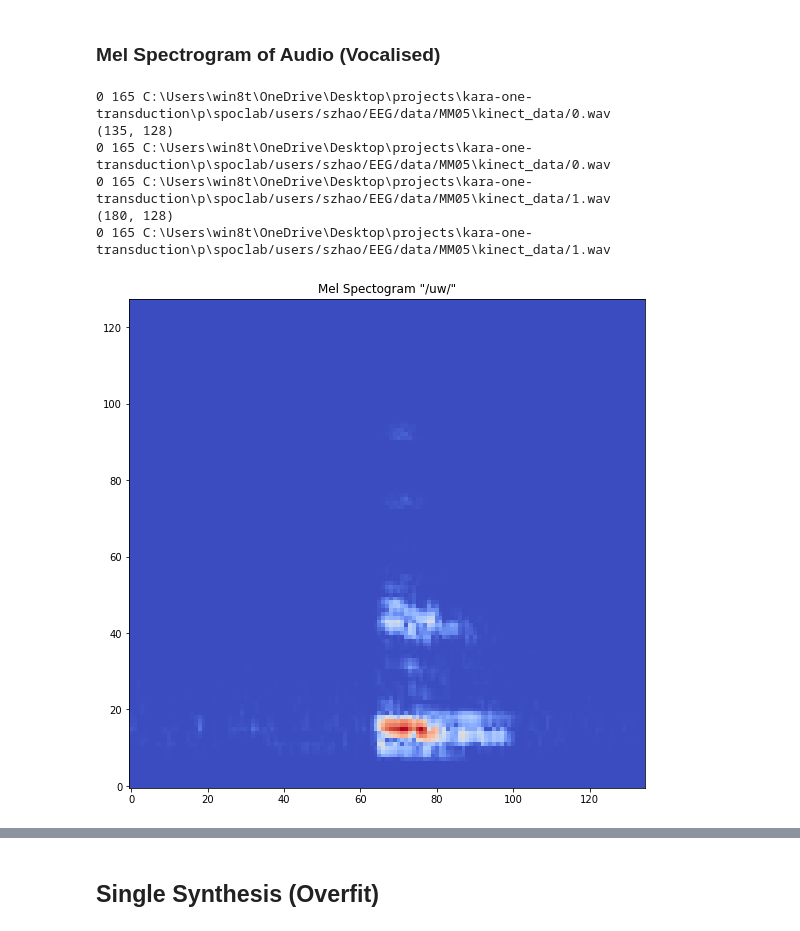
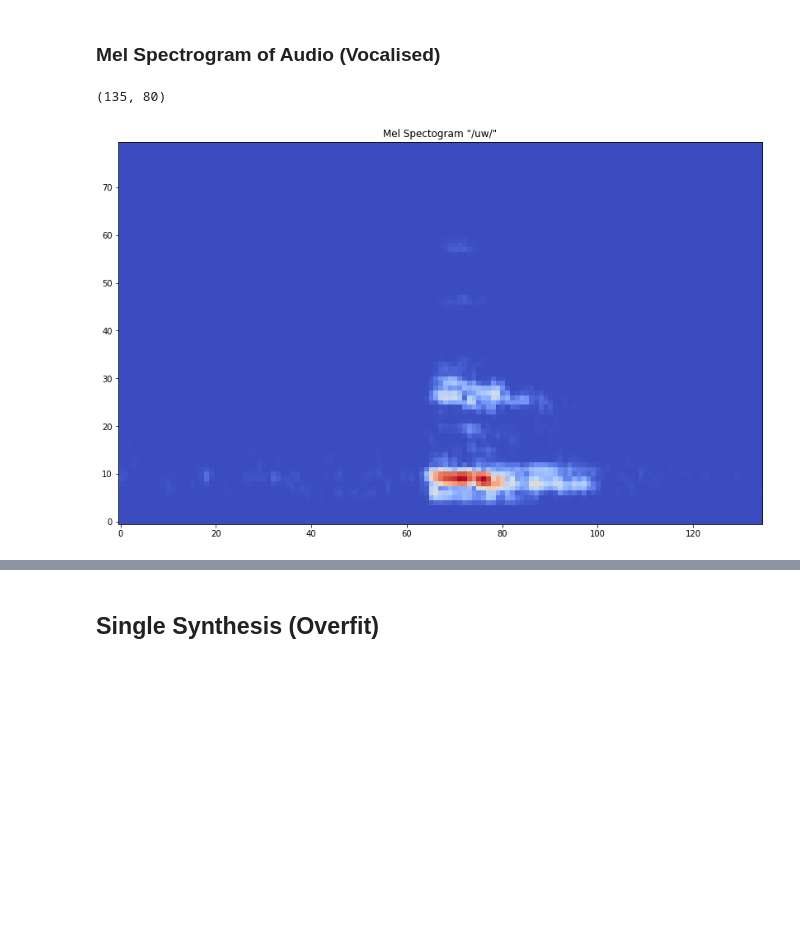
Before and after one commit to MiscellaneousStuff/kara-one-transduction, a Jupyter notebook: main.ipynb, the cells around one changed output, grey strips where cells are left out. Drawn from its saved outputs; the diff is of its cells as text; code cells hidden in the pictures; blank space fills up the shorter version.

```diff
--- a/main.ipynb
+++ b/main.ipynb
@@ -6,6 +6,6 @@
 from lib import KaraOneDataset
 
 dataset_dir = "C:\\Users\\win8t\\OneDrive\\Desktop\\projects\\kara-one-transduction\\p"
-dataset = KaraOneDataset(dataset_dir, scale_data=False, start_idx=0, end_idx=165)
-# dataset = KaraOneDataset(dataset_dir, end_idx=3, scale_data=False, start_idx=1)
+# dataset = KaraOneDataset(dataset_dir, start_idx=0, end_idx=165, n_mel_channels=128)
+dataset = KaraOneDataset(dataset_dir, start_idx=0, end_idx=165, n_mel_channels=80, eeg_types=["vocal", "imagined"])
 # %% [output]
@@ -209,15 +155,10 @@ def plot_mel_spectrogram(mel_spec, title):
 
     return fig
 # %%
-for i in [0, 1]: # range(1):
+for i in [0]: # range(1):
     example_mel_spec = dataset[i]["audio_feats"]
     print(example_mel_spec.shape)
     plot_mel_spectrogram(example_mel_spec, dataset[i]["label"])
 # %% [output]
-0 165 C:\Users\win8t\OneDrive\Desktop\projects\kara-one-transduction\p\spoclab/users/szhao/EEG/data/MM05\kinect_data/0.wav
-(135, 128)
-0 165 C:\Users\win8t\OneDrive\Desktop\projects\kara-one-transduction\p\spoclab/users/szhao/EEG/data/MM05\kinect_data/0.wav
-0 165 C:\Users\win8t\OneDrive\Desktop\projects\kara-one-transduction\p\spoclab/users/szhao/EEG/data/MM05\kinect_data/1.wav
-(180, 128)
-0 165 C:\Users\win8t\OneDrive\Desktop\projects\kara-one-transduction\p\spoclab/users/szhao/EEG/data/MM05\kinect_data/1.wav
+(135, 80)
-[figure, old version]
+[figure, new version]
```
Also changed, not shown: parts of 27 cells of this notebook, 4 other files.
